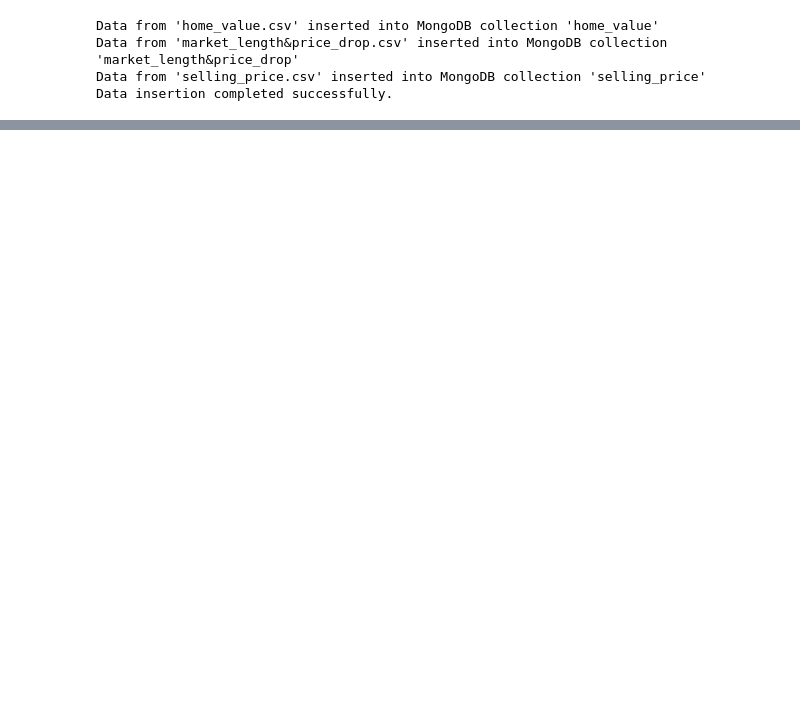
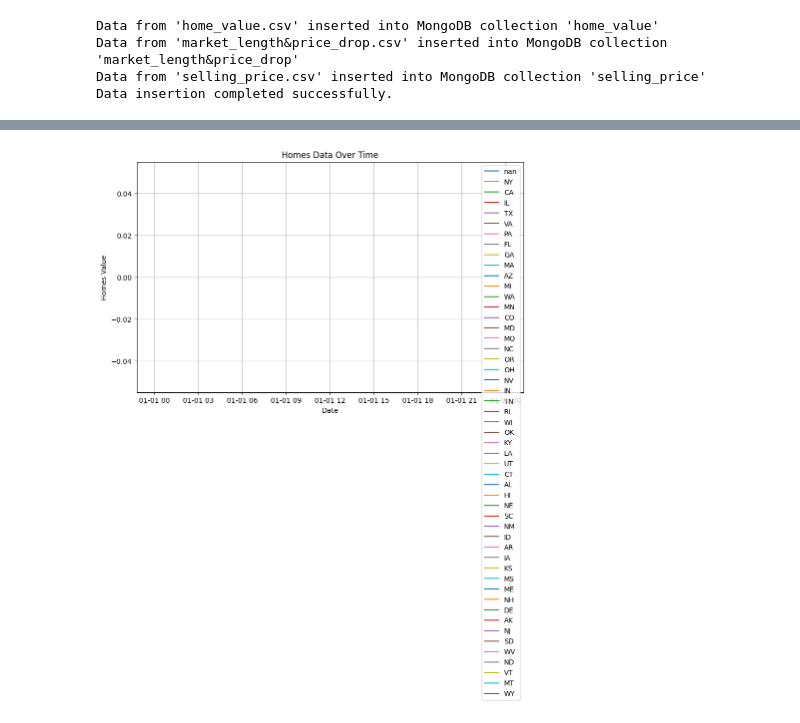
Before and after one commit to csaving/Project-3, a Jupyter notebook: housing-stats.ipynb, the cells around one changed output, grey strips where cells are left out. Cells and saved outputs as stored; diff of their text form; code cells hidden in the pictures; blank space fills up the shorter version.

```diff
--- a/housing-stats.ipynb
+++ b/housing-stats.ipynb
@@ -42,0 +98,50 @@ Data insertion completed successfully.
+# %%
+import os
+import pandas as pd
+import matplotlib.pyplot as plt
+
+# Set the path to the "Data" folder
+data_folder = "Data"
+
+# Get a list of all CSV files in the folder
+csv_files = [file for file in os.listdir(data_folder) if file.endswith(".csv")]
+
+# Create an empty DataFrame to store the combined data
+combined_data = pd.DataFrame()
+
+# Read each CSV file and merge the data into the combined DataFrame
+for file in csv_files:
+    file_path = os.path.join(data_folder, file)
+    df = pd.read_csv(file_path)
+    combined_data = pd.concat([combined_data, df], ignore_index=True)
+
+# Assuming "StateName" is the common column in all CSV files
+# Set "StateName" as the index column
+combined_data.set_index("StateName", inplace=True)
+
+# Plotting
+plt.figure(figsize=(10, 6))
+
+# Iterate through each row (state) and plot the data
+for state in combined_data.index.unique():
+    state_data = combined_data.loc[state]
+
+    # Filter out non-date columns
+    date_columns = [col for col in state_data.columns if col.count('/') == 2]
+
+    # Skip the first element when converting to datetime
+    x_values = pd.to_datetime(date_columns[1:], format="%Y/%m/%d")
+
+    y_values = state_data[date_columns].values.flatten()
+
+    plt.plot(x_values, y_values, label=state)
+
+# Customize the plot
+plt.title("Homes Data Over Time")
+plt.xlabel("Date")
+plt.ylabel("Homes Value")
+plt.legend()
+plt.grid(True)
+plt.show()
+# %% [output]
+[figure, added]
```
Also changed, not shown: parts of 2 cells of this notebook.
